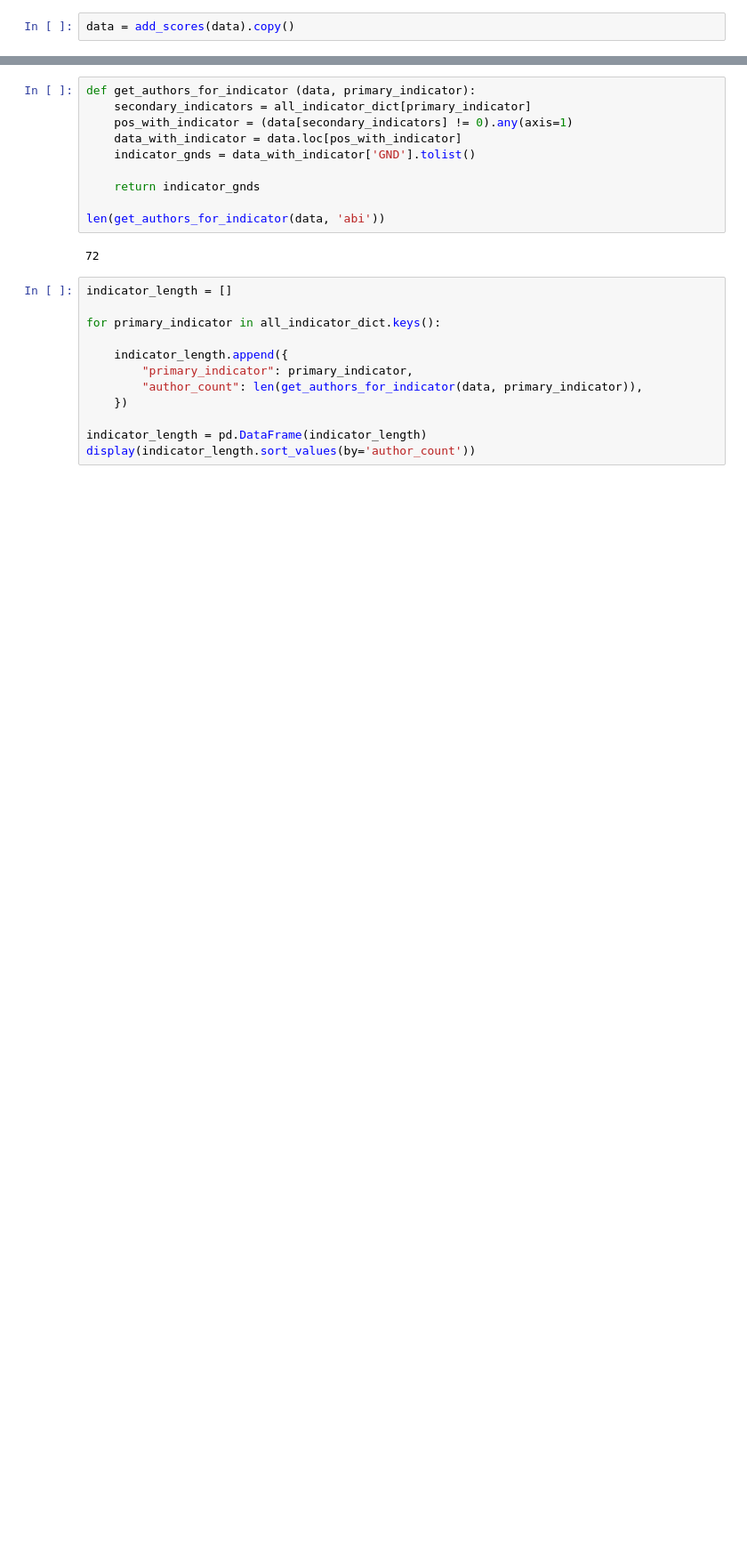
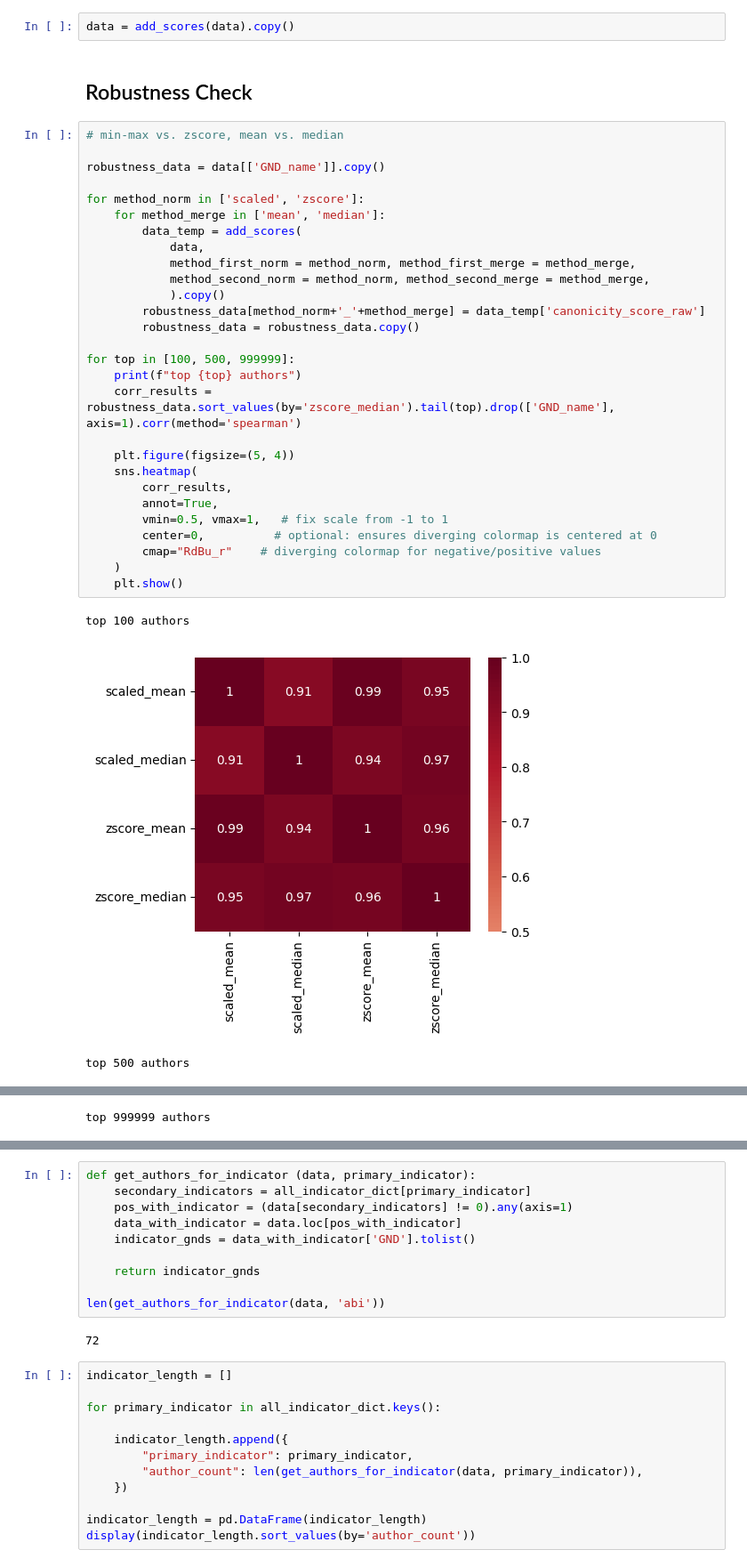
Before and after one commit to agihil/germancanon, a Jupyter notebook: notebooks/publication.ipynb, the cells around one changed output, grey strips where cells are left out. Shown at 89% size. Saved outputs shown, nothing was run; the diff lists cells and outputs as text; blank space fills up the shorter version.

```diff
--- a/notebooks/publication.ipynb
+++ b/notebooks/publication.ipynb
@@ -220,3 +234,37 @@ def add_scores(df, all_indicator_dict = all_indicator_dict, canon_indicator_dict
     return df
 # %%
 data = add_scores(data).copy()
+# %% [markdown]
+## Robustness Check
+# %%
+# min-max vs. zscore, mean vs. median
+
+robustness_data = data[['GND_name']].copy()
+
+for method_norm in ['scaled', 'zscore']:
+    for method_merge in ['mean', 'median']:
+        data_temp = add_scores(
+            data,
+            method_first_norm = method_norm, method_first_merge = method_merge,
+            method_second_norm = method_norm, method_second_merge = method_merge,
+            ).copy()
+        robustness_data[method_norm+'_'+method_merge] = data_temp['canonicity_score_raw']
+        robustness_data = robustness_data.copy()
+
+for top in [100, 500, 999999]:
+    print(f"top {top} authors")
+    corr_results = robustness_data.sort_values(by='zscore_median').tail(top).drop(['GND_name'], axis=1).corr(method='spearman')
+
+    plt.figure(figsize=(5, 4))
+    sns.heatmap(
+        corr_results,
+        annot=True,
+        vmin=0.5, vmax=1,   # fix scale from -1 to 1
+        center=0,          # optional: ensures diverging colormap is centered at 0
+        cmap="RdBu_r"    # diverging colormap for negative/positive values
+    )
+    plt.show()
+# %% [output]
+top 100 authors
+[figure, added]
+top 500 authors
@@ -222,0 +272 @@ data = add_scores(data).copy()
+top 999999 authors
```
Also changed, not shown: parts of 8 cells of this notebook.
